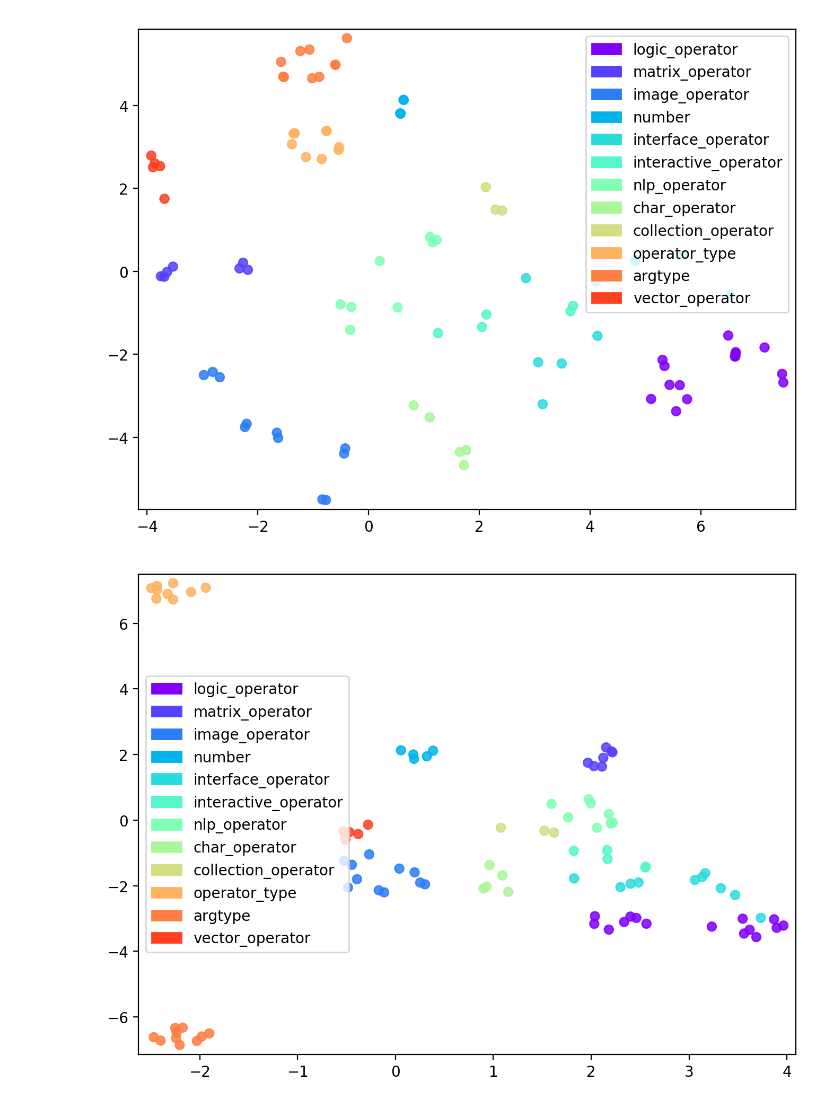
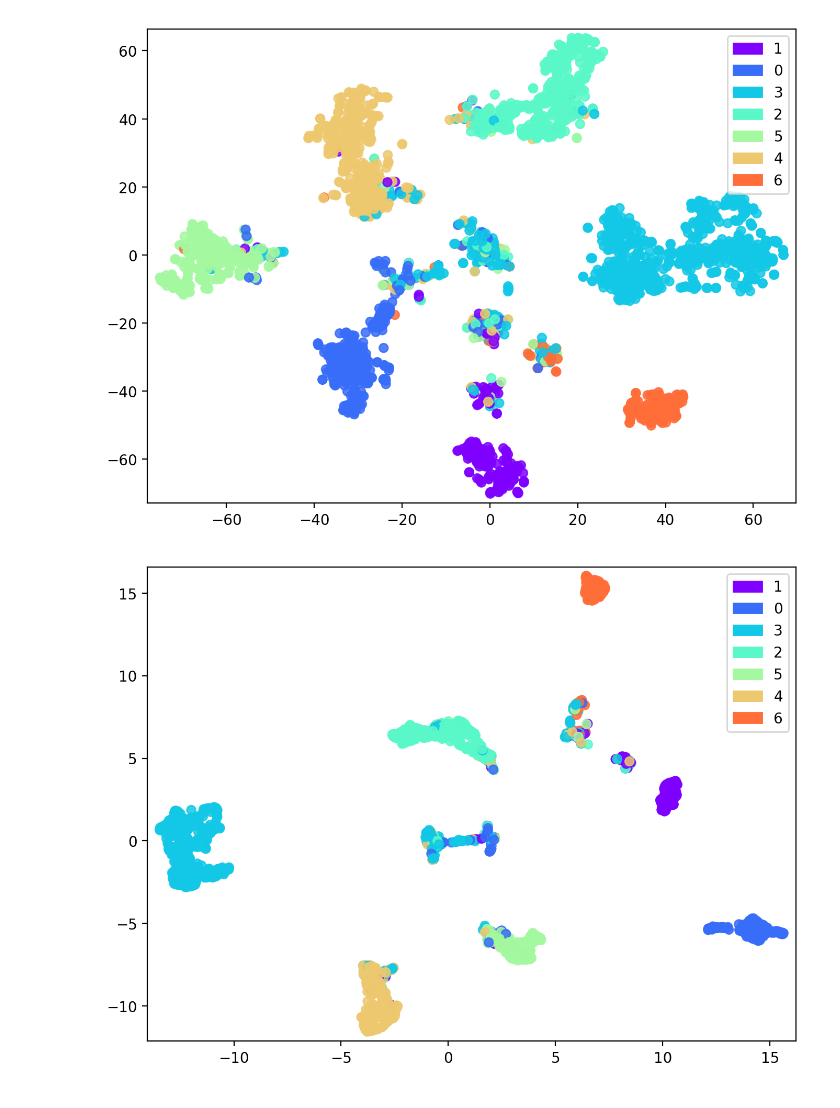
Before and after one commit to bhaney/graph_embeddings, a Jupyter notebook: gembed/operator-facts.ipynb, the cells around one changed output. Saved outputs shown, nothing was run; the diff lists cells and outputs as text; code cells hidden in the pictures.

Commit message:
allows graphs to be undirected

```diff
--- a/gembed/operator-facts.ipynb
+++ b/gembed/operator-facts.ipynb
@@ -3,9 +3,9 @@ import pickle
 import numpy as np
 from gembed.multigraph import Multigraph
 
-with open('results/auto_operators_embeddings.pkl', 'rb') as inobj:
+with open('results/cora_embeddings.pkl', 'rb') as inobj:
     embeddings = pickle.load(inobj)
-with open('results/auto_operators_graph.pkl', 'rb') as inobj:
+with open('results/cora_graph.pkl', 'rb') as inobj:
     graph = pickle.load(inobj)
 
 embeddings_dict = {t[0]:t[1] for t in embeddings }
@@ -38,4 +39,20 @@ plotting.scatterplot2D(umap_pts[:,0],umap_pts[:,1],embedding_nodes)
 # %%
+import unicodecsv as csv
+
+def get_category_tuple(filename, skip_first_line=False):
+    source_names = []
+    target_names = []
+    with open(filename, 'r') as csvfile:
+        graphreader = csv.reader(csvfile)
+        i = 0
+        for row in graphreader:
+            if skip_first_line and i == 0:
+                i += 1
+                continue
+            source_names.append(row[0])
+            target_names.append(row[1])
+    return zip(source_names, target_names)
+
 def get_category_embeddings(category, embeddings_dict):
     # category is a list a of types (source node name, category label)
     category_embeddings = []
@@ -45,15 +62,16 @@ def get_category_embeddings(category, embeddings_dict):
         category_labels.append(i[1])
     return (category_embeddings, category_labels)
 # %%
-category_relation = graph.get_list_of_relation("IS")
+#category_relation = graph.get_list_of_relation("IS")
+category_relation = get_category_tuple('data/cora/cora_target.csv', skip_first_line=True)
 operator_embeds, operator_labels = get_category_embeddings(category_relation, embeddings_dict)
 tnse_pts = plotting.tsne2D(operator_embeds)
 plotting.scatterplot2D_legend(tnse_pts[:,0],tnse_pts[:,1],operator_labels)
 umap_pts = plotting.umap2D(operator_embeds)
 plotting.scatterplot2D_legend(umap_pts[:,0],umap_pts[:,1],operator_labels)
 # %% [output]
-[figure, old version]
+[figure, new version]
-[figure, old version]
+[figure, new version]
 # %%
 category_relation = graph.get_list_of_relation("TAKES_ARGUMENTS")
 operator_embeds, operator_labels = get_category_embeddings(category_relation, embeddings_dict)
```
Also changed, not shown: parts of 5 cells of this notebook, 6 other files.
